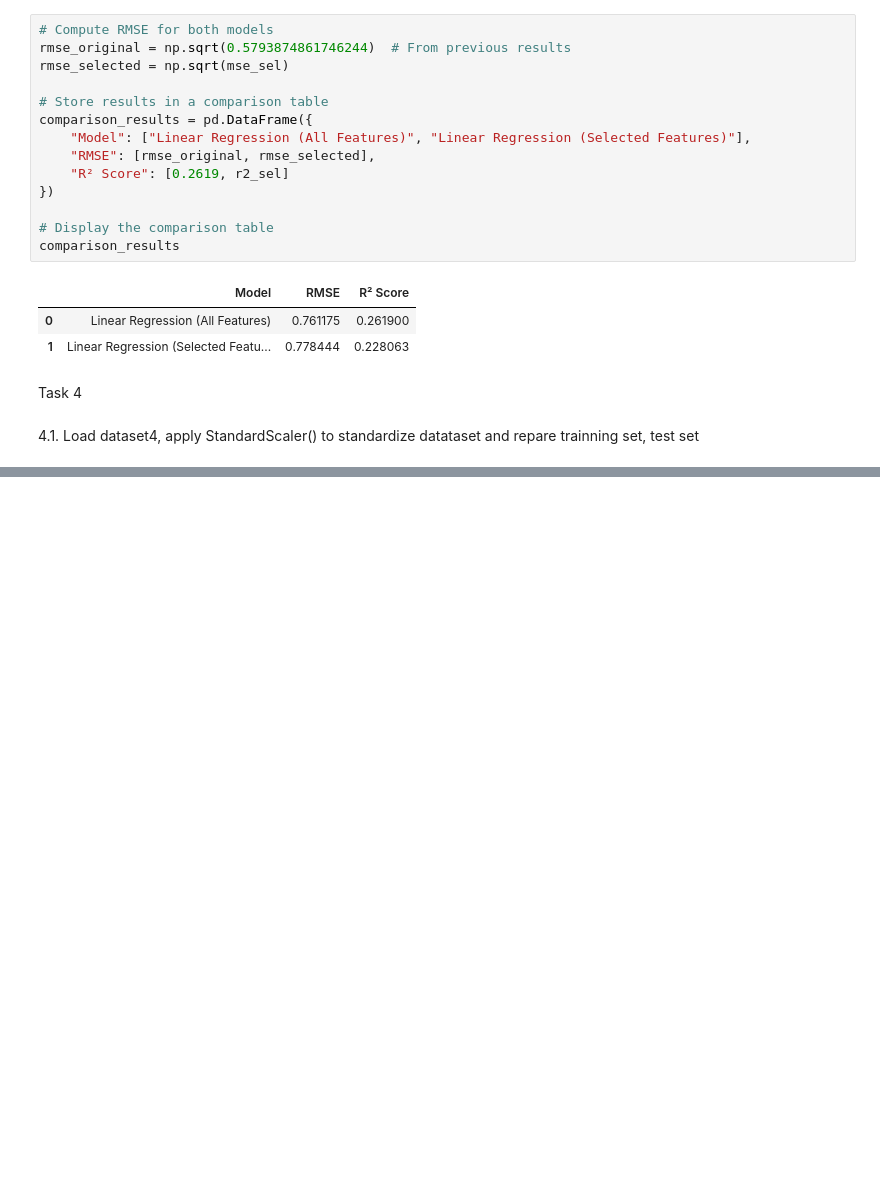
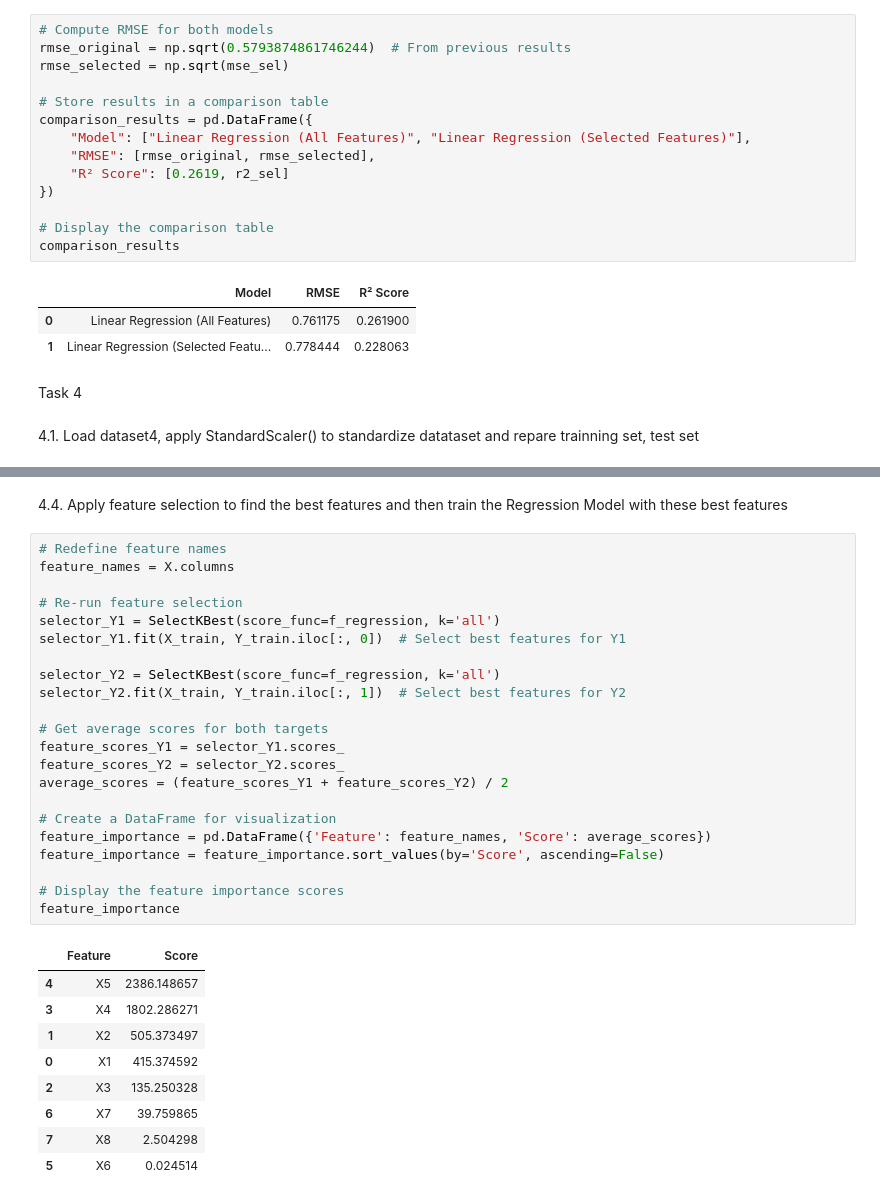
Before and after one commit to vinhbui123/machine_learning, a Jupyter notebook: lab3.ipynb, the cells around one changed output, grey strips where cells are left out. Cells and saved outputs as stored; diff of their text form; blank space fills up the shorter version.

```diff
--- a/lab3.ipynb
+++ b/lab3.ipynb
@@ -430,0 +500,35 @@ test set
+# %% [markdown]
+4.4. Apply feature selection to find the best features and then train the Regression Model with
+these best features
+# %%
+# Redefine feature names
+feature_names = X.columns
+
+# Re-run feature selection
+selector_Y1 = SelectKBest(score_func=f_regression, k='all')
+selector_Y1.fit(X_train, Y_train.iloc[:, 0])  # Select best features for Y1
+
+selector_Y2 = SelectKBest(score_func=f_regression, k='all')
+selector_Y2.fit(X_train, Y_train.iloc[:, 1])  # Select best features for Y2
+
+# Get average scores for both targets
+feature_scores_Y1 = selector_Y1.scores_
+feature_scores_Y2 = selector_Y2.scores_
+average_scores = (feature_scores_Y1 + feature_scores_Y2) / 2
+
+# Create a DataFrame for visualization
+feature_importance = pd.DataFrame({'Feature': feature_names, 'Score': average_scores})
+feature_importance = feature_importance.sort_values(by='Score', ascending=False)
+
+# Display the feature importance scores
+feature_importance
+# %% [output]
+|  | Feature | Score |
+| 4 | X5 | 2386.148657 |
+| 3 | X4 | 1802.286271 |
+| 1 | X2 | 505.373497 |
+| 0 | X1 | 415.374592 |
+| 2 | X3 | 135.250328 |
+| 6 | X7 | 39.759865 |
+| 7 | X8 | 2.504298 |
+| 5 | X6 | 0.024514 |
```
Also changed, not shown: parts of 10 cells of this notebook.
